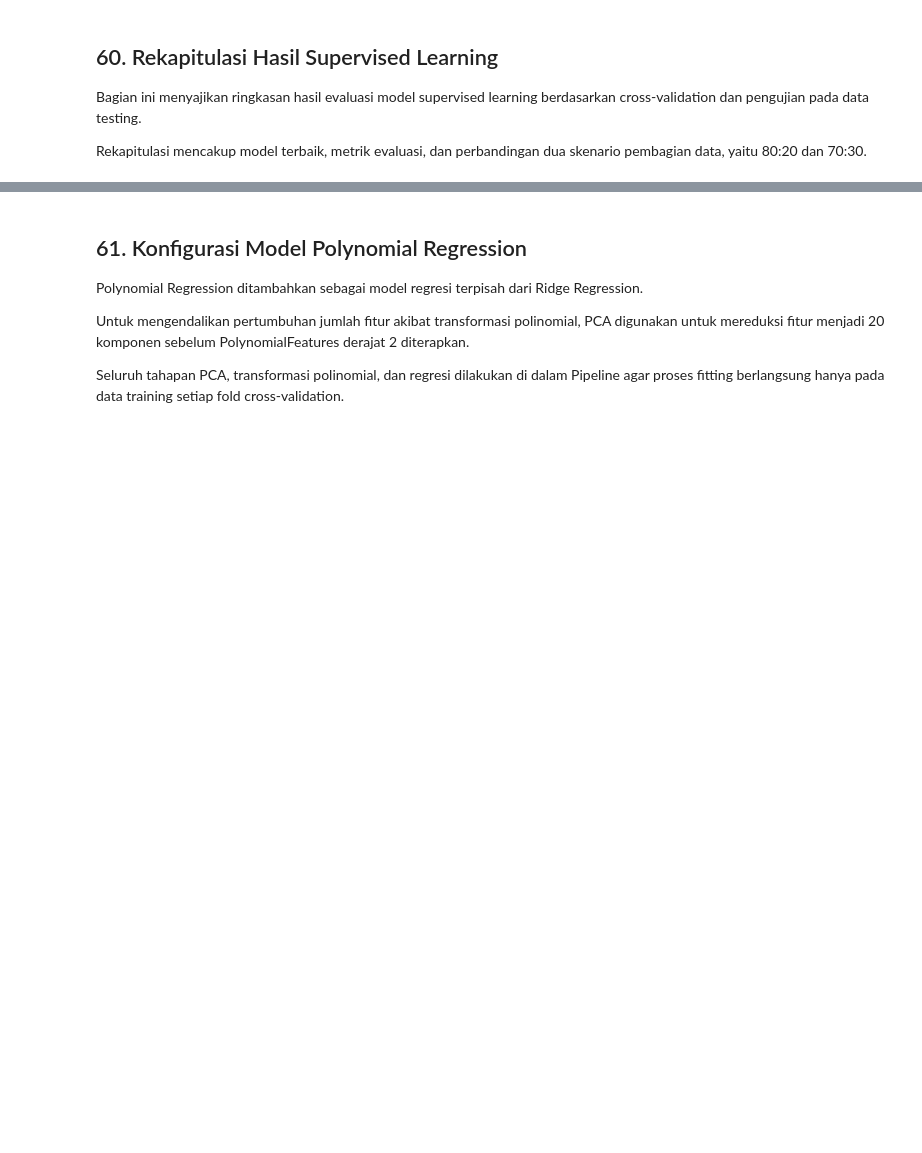
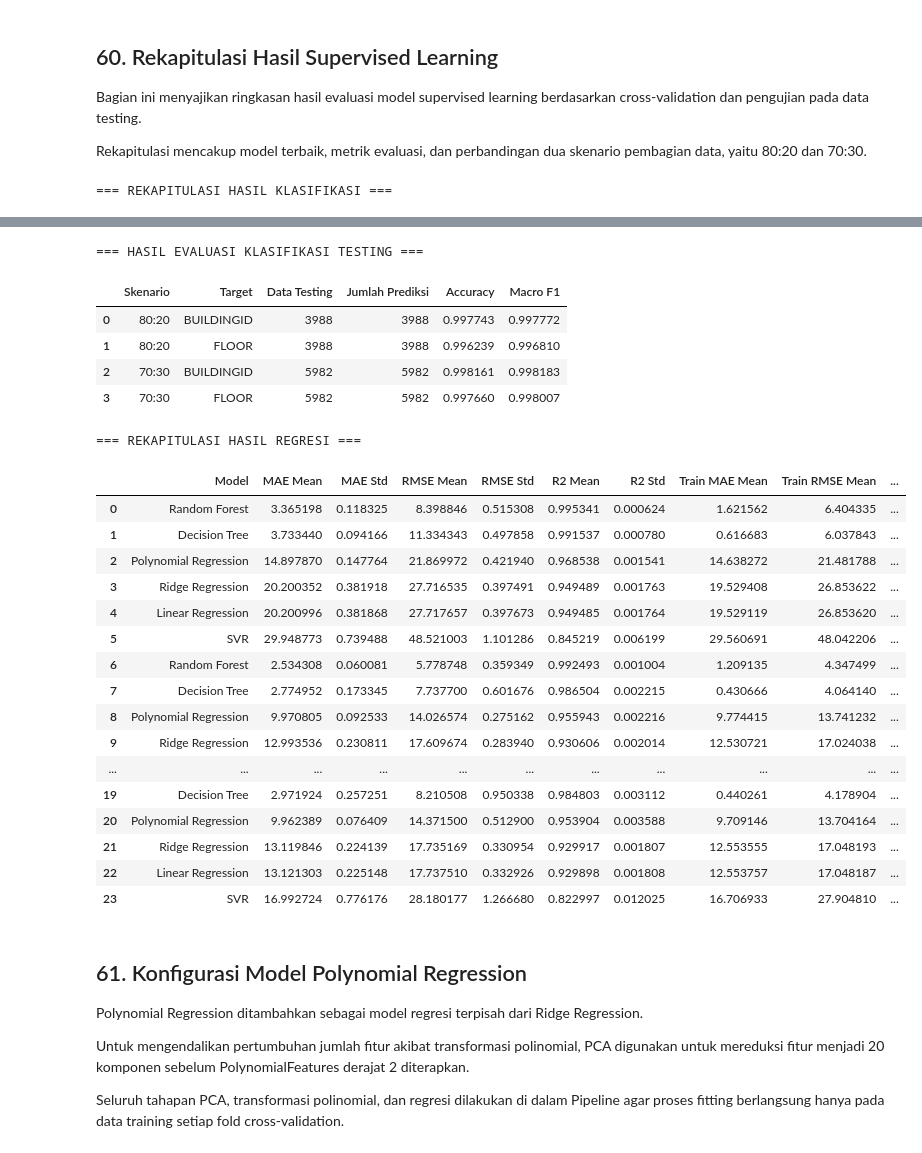
Before and after one commit to Fadhlrahman/TUBES-DEEP-LEARNING, a Jupyter notebook: telco.ipynb, the cells around one changed output, grey strips where cells are left out. Saved outputs shown, nothing was run; the diff lists cells and outputs as text; code cells hidden in the pictures; blank space fills up the shorter version.

```diff
--- a/telco.ipynb
+++ b/telco.ipynb
@@ -3258,3 +3258,47 @@ display(classification_test_summary.round(6))
 Bagian ini menyajikan ringkasan hasil evaluasi model supervised learning berdasarkan cross-validation dan pengujian pada data testing.
 
 Rekapitulasi mencakup model terbaik, metrik evaluasi, dan perbandingan dua skenario pembagian data, yaitu 80:20 dan 70:30.
+# %%
+# REKAPITULASI HASIL KLASIFIKASI
+classification_summary = pd.concat([
+    results_building_80.assign(
+        Skenario="80:20", Target="BUILDINGID"
+    ),
+    results_floor_80.assign(
+        Skenario="80:20", Target="FLOOR"
+    ),
+    results_building_70.assign(
+        Skenario="70:30", Target="BUILDINGID"
+    ),
+    results_floor_70.assign(
+        Skenario="70:30", Target="FLOOR"
+    )
+], ignore_index=True)
+
+# REKAPITULASI HASIL REGRESI
+regression_summary = pd.concat([
+    regression_longitude_80_all.assign(
+        Skenario="80:20", Target="LONGITUDE"
+    ),
+    regression_latitude_80_all.assign(
+        Skenario="80:20", Target="LATITUDE"
+    ),
+    regression_longitude_70_all.assign(
+        Skenario="70:30", Target="LONGITUDE"
+    ),
+    regression_latitude_70_all.assign(
+        Skenario="70:30", Target="LATITUDE"
+    )
+], ignore_index=True)
+
+# MENAMPILKAN HASIL REKAPITULASI
+print("=== REKAPITULASI HASIL KLASIFIKASI ===")
+display(classification_summary)
+
+print("\n=== HASIL EVALUASI KLASIFIKASI TESTING ===")
+display(classification_test_summary)
+
+print("\n=== REKAPITULASI HASIL REGRESI ===")
+display(regression_summary)
+# %% [output]
+=== REKAPITULASI HASIL KLASIFIKASI ===
@@ -3261,3 +3322,27 @@ Rekapitulasi mencakup model terbaik, metrik evaluasi, dan perbandingan dua skena
+=== HASIL EVALUASI KLASIFIKASI TESTING ===
+|  | Skenario | Target | Data Testing | Jumlah Prediksi | Accuracy | Macro F1 |
+| 0 | 80:20 | BUILDINGID | 3988 | 3988 | 0.997743 | 0.997772 |
+| 1 | 80:20 | FLOOR | 3988 | 3988 | 0.996239 | 0.996810 |
+| 2 | 70:30 | BUILDINGID | 5982 | 5982 | 0.998161 | 0.998183 |
+| 3 | 70:30 | FLOOR | 5982 | 5982 | 0.997660 | 0.998007 |
+=== REKAPITULASI HASIL REGRESI ===
+|  | Model | MAE Mean | MAE Std | RMSE Mean | RMSE Std | R2 Mean | R2 Std | Train MAE Mean | Train RMSE Mean | ... |
+| 0 | Random Forest | 3.365198 | 0.118325 | 8.398846 | 0.515308 | 0.995341 | 0.000624 | 1.621562 | 6.404335 | ... |
+| 1 | Decision Tree | 3.733440 | 0.094166 | 11.334343 | 0.497858 | 0.991537 | 0.000780 | 0.616683 | 6.037843 | ... |
+| 2 | Polynomial Regression | 14.897870 | 0.147764 | 21.869972 | 0.421940 | 0.968538 | 0.001541 | 14.638272 | 21.481788 | ... |
+| 3 | Ridge Regression | 20.200352 | 0.381918 | 27.716535 | 0.397491 | 0.949489 | 0.001763 | 19.529408 | 26.853622 | ... |
+| 4 | Linear Regression | 20.200996 | 0.381868 | 27.717657 | 0.397673 | 0.949485 | 0.001764 | 19.529119 | 26.853620 | ... |
+| 5 | SVR | 29.948773 | 0.739488 | 48.521003 | 1.101286 | 0.845219 | 0.006199 | 29.560691 | 48.042206 | ... |
+| 6 | Random Forest | 2.534308 | 0.060081 | 5.778748 | 0.359349 | 0.992493 | 0.001004 | 1.209135 | 4.347499 | ... |
+| 7 | Decision Tree | 2.774952 | 0.173345 | 7.737700 | 0.601676 | 0.986504 | 0.002215 | 0.430666 | 4.064140 | ... |
+| 8 | Polynomial Regression | 9.970805 | 0.092533 | 14.026574 | 0.275162 | 0.955943 | 0.002216 | 9.774415 | 13.741232 | ... |
+| 9 | Ridge Regression | 12.993536 | 0.230811 | 17.609674 | 0.283940 | 0.930606 | 0.002014 | 12.530721 | 17.024038 | ... |
+| ... | ... | ... | ... | ... | ... | ... | ... | ... | ... | ... |
+| 19 | Decision Tree | 2.971924 | 0.257251 | 8.210508 | 0.950338 | 0.984803 | 0.003112 | 0.440261 | 4.178904 | ... |
+| 20 | Polynomial Regression | 9.962389 | 0.076409 | 14.371500 | 0.512900 | 0.953904 | 0.003588 | 9.709146 | 13.704164 | ... |
+| 21 | Ridge Regression | 13.119846 | 0.224139 | 17.735169 | 0.330954 | 0.929917 | 0.001807 | 12.553555 | 17.048193 | ... |
+| 22 | Linear Regression | 13.121303 | 0.225148 | 17.737510 | 0.332926 | 0.929898 | 0.001808 | 12.553757 | 17.048187 | ... |
+| 23 | SVR | 16.992724 | 0.776176 | 28.180177 | 1.266680 | 0.822997 | 0.012025 | 16.706933 | 27.904810 | ... |
 # %% [markdown]
 ## 61. Konfigurasi Model Polynomial Regression
 
```
Also changed, not shown: parts of 4 cells of this notebook.
